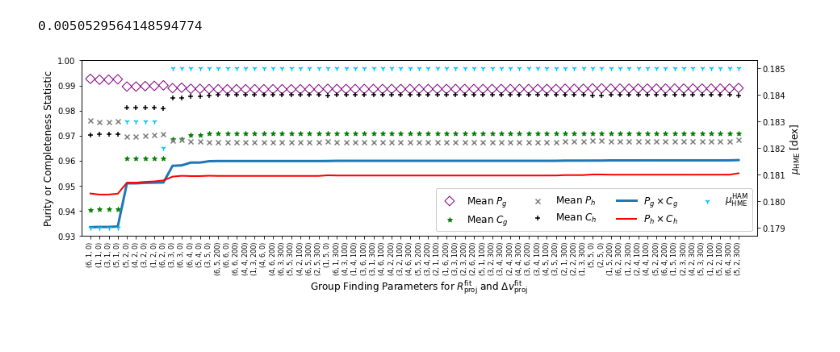
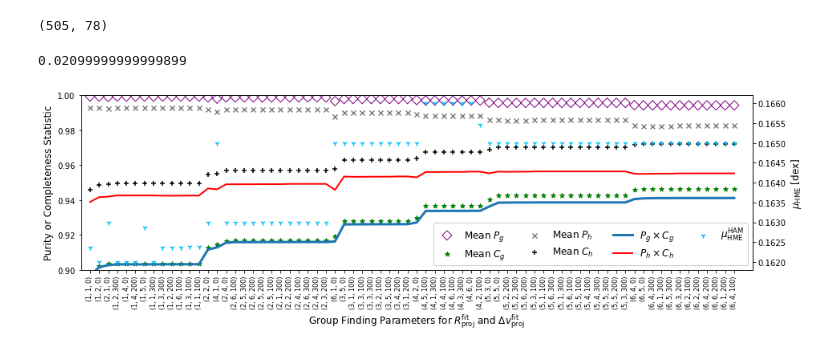
Before and after one commit to zhutchens1/g3groupfinder, a Jupyter notebook: optimization/optimize_visually_dwarfs.ipynb, the cells around one changed output. Cells and saved outputs as stored; diff of their text form; code cells hidden in the pictures.

```diff
--- a/optimization/optimize_visually_dwarfs.ipynb
+++ b/optimization/optimize_visually_dwarfs.ipynb
@@ -38,5 +36,5 @@ df.set_index('dwarfparamlabels')
 # %%
-dwarfresults = df[df.labels_giant_params=='(5, 2, 300)']
+dwarfresults = df[df.labels_giant_params=='(3, 4, 200)']
 dwarfresults=dwarfresults.sample(frac=0.5)
 dwarfresults=dwarfresults.set_index('dwarfparamlabels')
 
@@ -59,51 +76,65 @@ dwarfresults
+# %%
+max(dwarfresults.n_Ngt1dwgroups), min(dwarfresults.n_Ngt1dwgroups)
+# %% [output]
+(505, 78)
 # %%
 np.max(dwarfresults.mu_HME_dwgt1)-np.min(dwarfresults.mu_HME_dwgt1)
 # %% [output]
-0.0050529564148594774
+0.02099999999999899
 # %%
 pg=dwarfresults.P_G_dw.to_numpy()
+pggt1=dwarfresults.P_G_dwgt1.to_numpy()
 cg=dwarfresults.C_G_dw.to_numpy()
+cggt1=dwarfresults.C_G_dwgt1.to_numpy()
 ph=dwarfresults.P_H_dw.to_numpy()
+phgt1=dwarfresults.P_H_dwgt1.to_numpy()
 ch=dwarfresults.C_H_dw.to_numpy()
-mu_phys=dwarfresults.mu_HME_dw.to_numpy()
-mu=dwarfresults.mu_HME_dw.to_numpy()#/np.median(dwarfresults.mu_HME.to_numpy())
-fn=interp1d([np.max(mu),np.min(mu)],[0.7,1])
-mu=fn(mu)
+chgt1=dwarfresults.C_H_dwgt1.to_numpy()
+mu=dwarfresults.mu_HME_dw.to_numpy()
+mugt1=dwarfresults.mu_HME_dwgt1.to_numpy()
 pgtimescg=pg*cg
 phtimesch=ph*ch
+pggt1timescggt1=pggt1*cggt1
+phgt1timeschgt1=phgt1*chgt1
 
 order=np.argsort(pgtimescg)
 pg=pg[order]
 cg=cg[order]
 ch=ch[order]
 ph=ph[order]
+pggt1=pggt1[order]
+cggt1=cggt1[order]
+phgt1=phgt1[order]
+chgt1=chgt1[order]
 mu=mu[order]
-mu_phys=mu_phys[order]
+mugt1=mugt1[order]
 phtimesch=phtimesch[order]
 pgtimescg=pgtimescg[order]
+pggt1timescggt1=pggt1timescggt1[order]
+phgt1timeschgt1=phgt1timeschgt1[order]
 newlabels=np.array(dwarfresults.index.to_numpy())[order]
 # %%
 myrange=np.arange(1,len(pg)+1)
 fig,ax=plt.subplots(figsize=(15,4))
 ax.scatter(myrange-1,pg,edgecolors='purple',facecolors='None',marker='D',label='Mean $P_g$',s=70)
 ax.scatter(myrange-1,cg,color='green',marker='*', label='Mean $C_g$')
 ax.scatter(myrange-1,ph,color='gray',marker='x', label='Mean $P_h$')
 ax.scatter(myrange-1,ch,color='k',marker='+', label='Mean $C_h$',s=30)
 ax.plot(myrange-1,pgtimescg,color='tab:blue', linewidth=3,label=r'$P_g \times C_g$')
 ax.plot(myrange-1,phtimesch,color='red',linewidth=2, label=r'$P_h \times C_h$')
 ax.set_xticks(myrange-1,newlabels, rotation='vertical',fontsize=8)
 ax.set_xlabel(r"Group Finding Parameters for $R_{\rm proj}^{\rm fit}$ and $\Delta v_{\rm proj}^{\rm fit}$",fontsize=12)
-ax.set_ylim(0.93,1.0)
+ax.set_ylim(0.9,1.0)
 ax.set_xlim(-1,max(myrange)+1)
 ax.set_ylabel("Purity or Completeness Statistic",fontsize=12)
 ax1=ax.twinx()
-ax1.scatter(myrange-1,mu_phys,marker='1',color='deepskyblue',s=40,label=r'$\mu_{\rm HME}^{\rm HAM}$')
+ax1.scatter(myrange-1,mu,marker='1',color='deepskyblue',s=40,label=r'$\mu_{\rm HME}^{\rm HAM}$')
 #ax1.scatter(myrange-1,mu_dyn,marker='2',color='olive')
 ax.scatter(-99,-99,marker='1',color='deepskyblue',s=40,label=r'$\mu_{\rm HME}^{\rm HAM}$')
 ax1.set_ylabel(r'$\mu_{\rm HME}$ [dex]',fontsize=12)
 #ax1.set_ylim(0.15,0.18)
 #plt.xlim(50,100)
 ax.legend(loc='lower right', framealpha=1, fontsize=12, ncol=4)
 plt.show()
 # %% [output]
-[figure, old version]
+[figure, new version]
```
Also changed, not shown: parts of 16 cells of this notebook, 27 other files.
